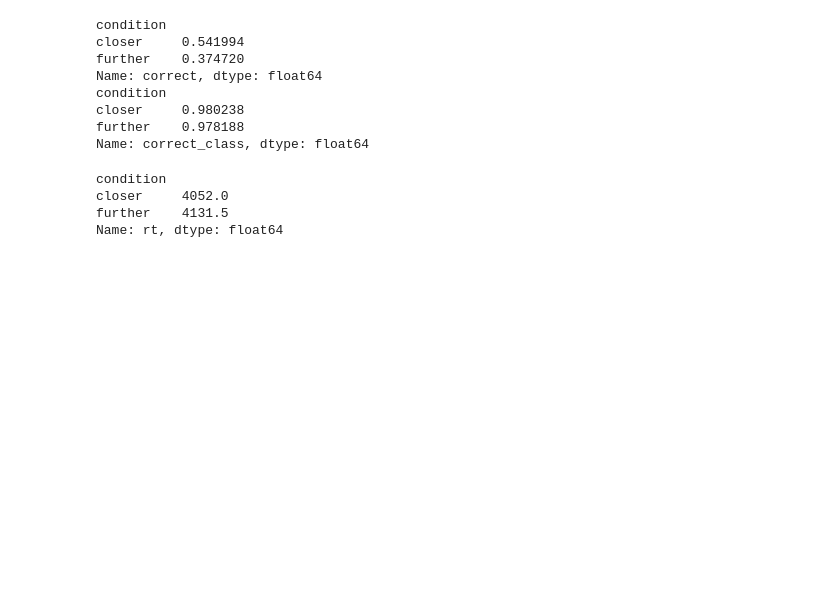
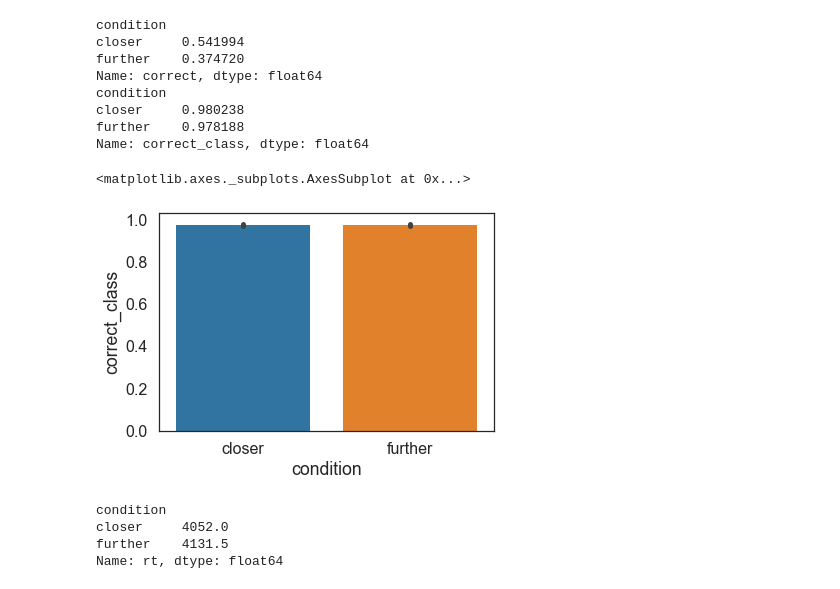
Before and after one commit to judithfan/visual_communication_in_context, a Jupyter notebook: analysis/pilot2_analysis_sketchpad_basic_recog.ipynb, the cells around one changed output. Saved outputs shown, nothing was run; the diff lists cells and outputs as text; code cells hidden in the pictures; blank space fills up the shorter version.

```diff
--- a/analysis/pilot2_analysis_sketchpad_basic_recog.ipynb
+++ b/analysis/pilot2_analysis_sketchpad_basic_recog.ipynb
@@ -192,6 +192,13 @@ condition
 closer     0.980238
 further    0.978188
 Name: correct_class, dtype: float64
+# %%
+sns.barplot(x='condition',
+            y='correct_class',
+           data=X)
+# %% [output]
+<matplotlib.axes._subplots.AxesSubplot at 0x...>
+[figure, added]
 # %%
 print X.groupby('condition')['rt'].apply(lambda x: np.median(x))
 # %% [output]
```
Also changed, not shown: parts of 11 cells of this notebook.
